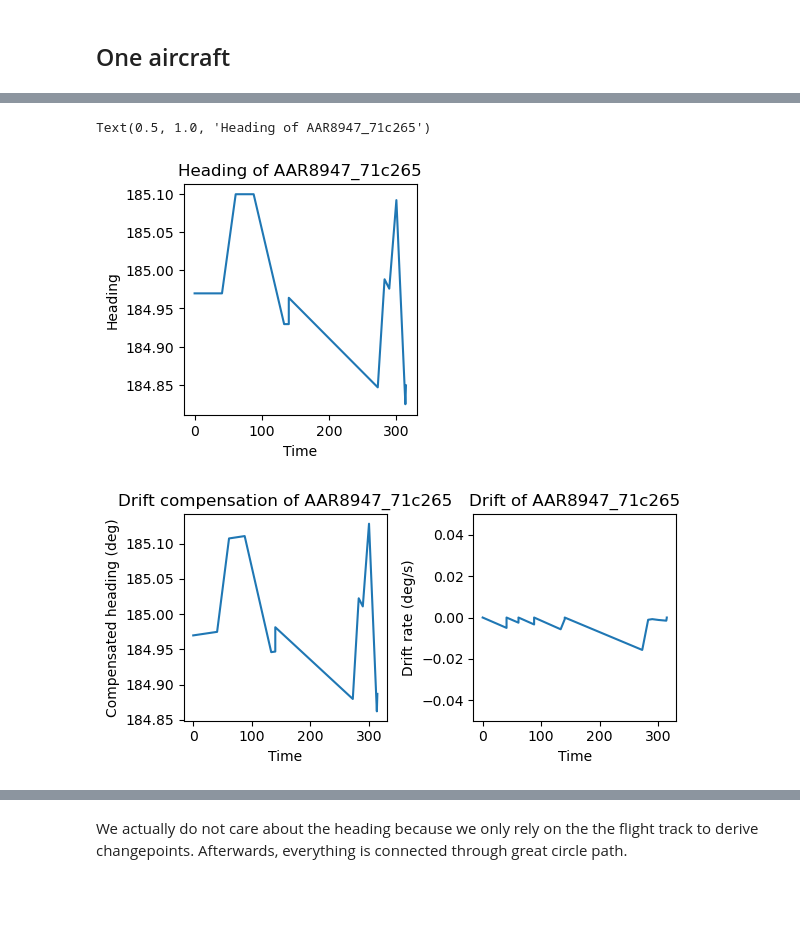
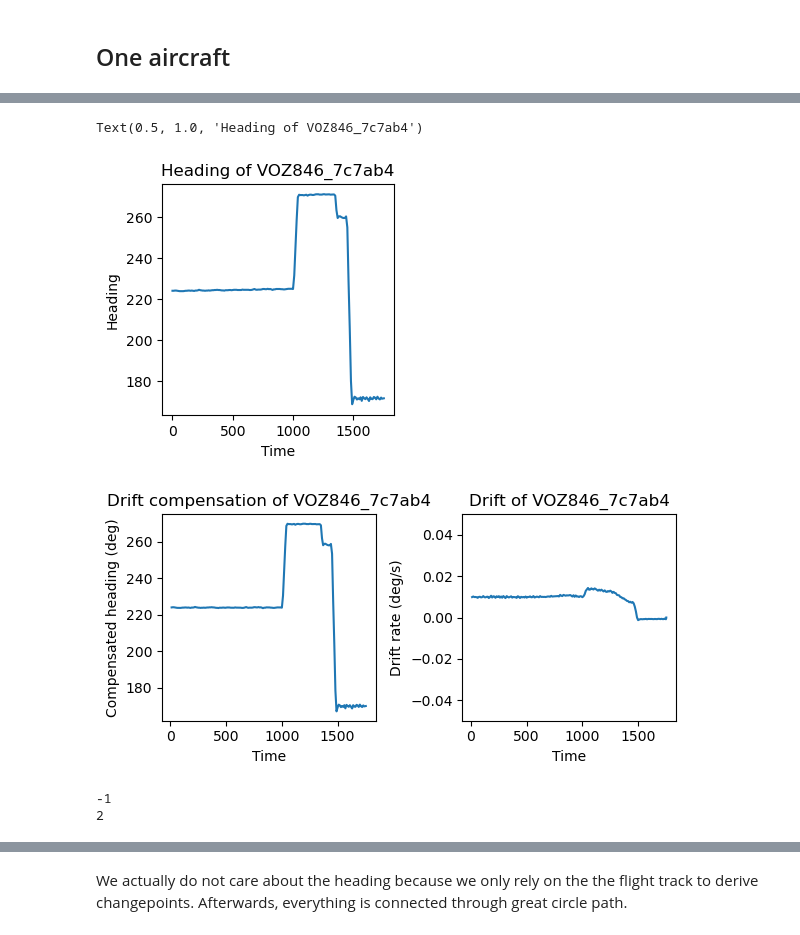
Before and after one commit to thinhhoang95/XFD, a Jupyter notebook: flow-detection/get_turn.ipynb, the cells around one changed output, grey strips where cells are left out. Drawn from its saved outputs; the diff is of its cells as text; code cells hidden in the pictures; blank space fills up the shorter version.

Commit message:
Retrieve takeoffs and landings in routes

```diff
--- a/flow-detection/get_turn.ipynb
+++ b/flow-detection/get_turn.ipynb
@@ -39,7 +39,7 @@ Number of unique idents: 7244
 ## One aircraft
 # %%
 # Get the first ident
-ident = 'AAR8947_71c265' # idents[6]
+ident = idents[3]
 df_ident = df[df['ident'] == ident]
 df_ident.head()
 # %% [output]
@@ -55,19 +55,20 @@ from geo.drift_compensation import get_track_drift_rate
 # %%
 # Plot the heading (actually flight track) of the aircraft with time
 rlastposupdate = df_ident['lastposupdate'].values - df_ident['lastposupdate'].min()
 hdg = df_ident['heading'].values
 vel = df_ident['velocity'].values / 1000 # km/s
 lat = df_ident['lat'].values
 lon = df_ident['lon'].values
 alt = df_ident['geoaltitude'].values
+vrate = df_ident['vertrate'].values
 plt.figure(figsize=(3,3))
 plt.plot(rlastposupdate, hdg)
 plt.xlabel('Time')
 plt.ylabel('Heading')
 plt.title(f'Heading of {ident}')
 # %% [output]
-Text(0.5, 1.0, 'Heading of AAR8947_71c265')
+Text(0.5, 1.0, 'Heading of VOZ846_7c7ab4')
-[figure, old version]
+[figure, new version]
 # %%
 # Compute the drift compensation
 track_drift = np.zeros_like(hdg)
@@ -101,7 +102,58 @@ plt.ylim(-0.05, 0.05)
 
 plt.tight_layout()
 # %% [output]
-[figure, old version]
+[figure, new version]
+# %%
+def take_off_detection(alt: np.ndarray, thr: float = 500) -> int:
+    """
+    Detects the time step when the aircraft takes off based on altitude data.
+
+    Parameters:
+    alt (np.ndarray): Array of altitude values.
+    thr (float): Altitude threshold for detecting take-off. Default is 500.
+
+    Returns:
+    int: The time step when the aircraft takes off. Returns -1 if no take-off is detected.
+    """
+
+    t_above_thr = np.where(alt > thr, 1, 0) # Find the first time the altitude is above the threshold
+    t_above_thr_diff = np.diff(t_above_thr) # Find the difference between consecutive time steps when the altitude is above the threshold
+    if len(t_above_thr) == 0:
+        return -1 # The aircraft never goes above the threshold so it is on the ground and this is not a take-off
+    # Take off is the moment when the aircraft goes above the threshold
+    t_takeoff = np.where(t_above_thr_diff > 0.5)[0]
+    if len(t_takeoff) == 0:
+        return -1
+    return t_takeoff[0] + 1 # Return the time step when the aircraft takes off
+
+def landing_detection(alt: np.ndarray, thr: float = 500) -> int:
+    """
+    Detects the time step when the aircraft lands based on altitude data.
+
+    Parameters:
+    alt (np.ndarray): Array of altitude values.
+    thr (float): Altitude threshold for detecting take-off. Default is 500.
+
+    Returns:
+    int: The time step when the aircraft lands. Returns -1 if no landing is detected.
+    """
+
+    t_above_thr = np.where(alt > thr, 1, 0) # Find the first time the altitude is above the threshold
+    t_above_thr_diff = np.diff(t_above_thr) # Find the difference between consecutive time steps when the altitude is above the threshold
+    if len(t_above_thr) == 0:
+        return -1 # The aircraft never goes above the threshold so it is on the ground and this is not a take-off
+    # Take off is the moment when the aircraft goes above the threshold
+    t_landing = np.where(t_above_thr_diff < -0.5)[0]
+    if len(t_landing) == 0:
+        return -1
+    return t_landing[0] + 1 # Return the time step when the aircraft takes off
+
+# Test the functions
+print(take_off_detection(np.array([700, 600, 500, 400, 200, 100, 0])))
+print(landing_detection(np.array([700, 600, 500, 400, 200, 100, 0])))
+# %% [output]
+-1
+2
 # %%
 # Get changepoints in the heading
 from changepy import pelt
```
Also changed, not shown: parts of 10 cells of this notebook, 3 other files.
